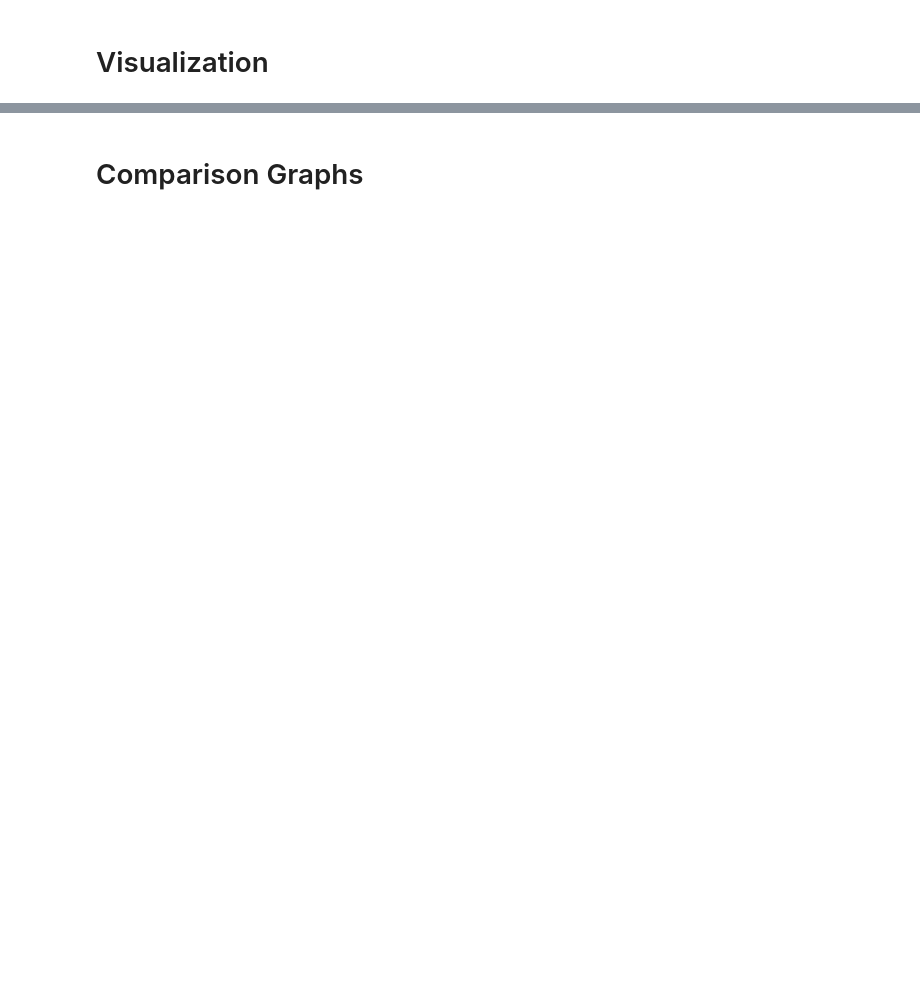
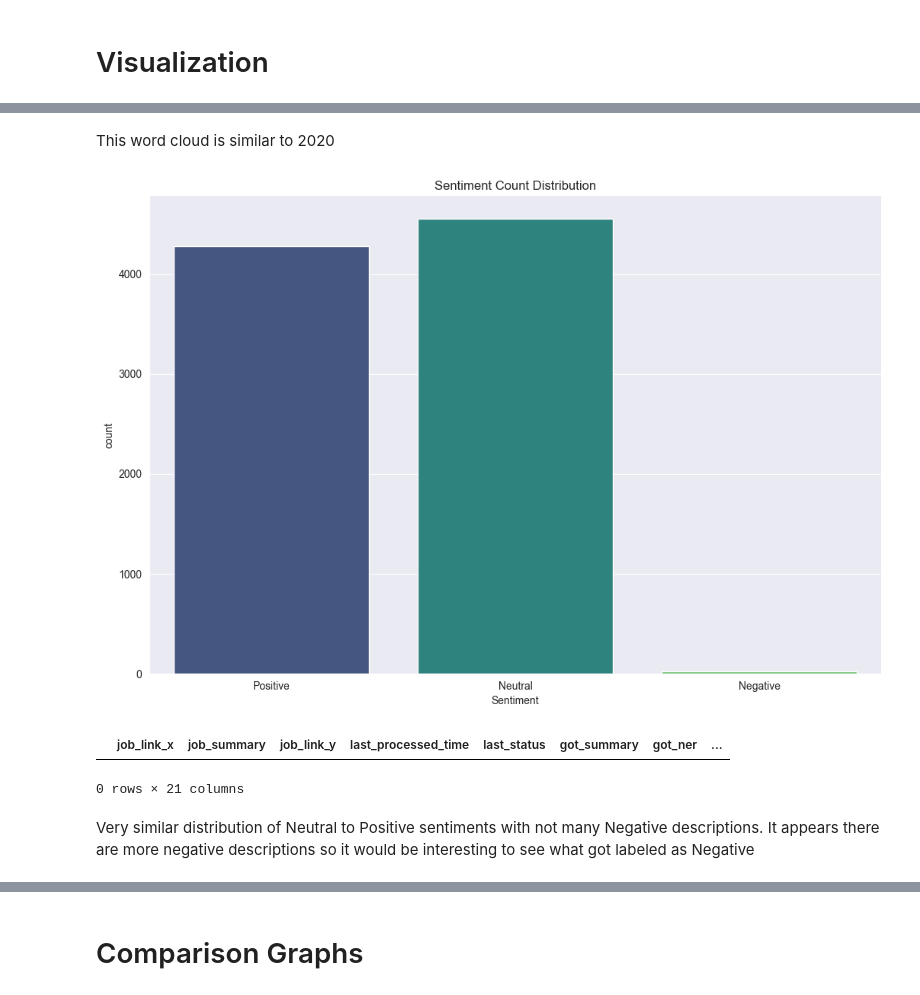
Before and after one commit to Thomas-Kulch/text_data_toolkit, a Jupyter notebook: eda/EDA_Job_Descriptions.ipynb, the cells around one changed output, grey strips where cells are left out. Cells and saved outputs as stored; diff of their text form; code cells hidden in the pictures; blank space fills up the shorter version.

```diff
--- a/eda/EDA_Job_Descriptions.ipynb
+++ b/eda/EDA_Job_Descriptions.ipynb
@@ -812,0 +826,11 @@ eda.top_ngrams(merged_jobs_raw_clean_summary["job_summary"], stopwords, n=3, top
+# %% [markdown]
+This word cloud is similar to 2020
+# %%
+plot_sentiment = eda.plot_sentiment_distribution(merged_jobs_raw_clean_summary, "job_summary")
+plot_sentiment.head(0)
+# %% [output]
+[figure, added]
+|  | job_link_x | job_summary | job_link_y | last_processed_time | last_status | got_summary | got_ner | ... |
+0 rows × 21 columns
+# %% [markdown]
+Very similar distribution of Neutral to Positive sentiments with not many Negative descriptions. It appears there are more negative descriptions so it would be interesting to see what got labeled as Negative
```
Also changed, not shown: parts of 42 cells of this notebook, 6 other files.
